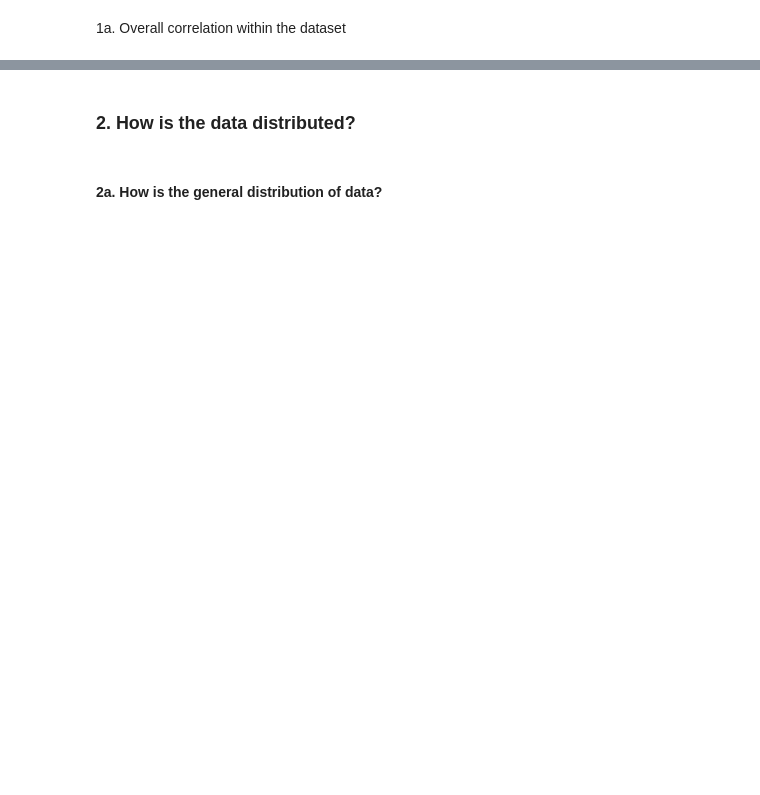
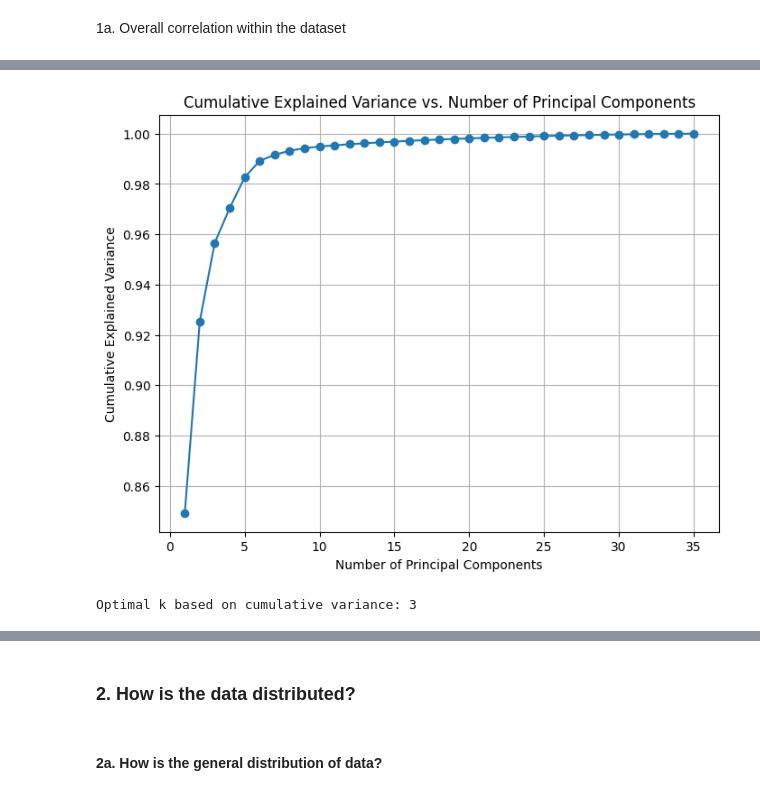
Before and after one commit to bewba/STINTSY-MP, a Jupyter notebook: STINSTY.ipynb, the cells around one changed output, grey strips where cells are left out. Cells and saved outputs as stored; diff of their text form; code cells hidden in the pictures; blank space fills up the shorter version.

```diff
--- a/STINSTY.ipynb
+++ b/STINSTY.ipynb
@@ -606,0 +682,4 @@ dtype: float64
+# %%
+covariance_matrix = np.cov(X.T)
+
+covariance_matrix
@@ -606,0 +700,24 @@ dtype: float64
+# %%
+eigenvalues, eigenvectors = np.linalg.eig(covariance_matrix)
+# %%
+sorted_indices = np.argsort(eigenvalues)[::-1]
+sorted_eigenvalues = eigenvalues[sorted_indices]
+sorted_eigenvectors = eigenvectors[:, sorted_indices]
+# %%
+explained_variance_ratio = sorted_eigenvalues / np.sum(sorted_eigenvalues)
+cumulative_variance = np.cumsum(explained_variance_ratio)
+# %%
+plt.figure(figsize=(8, 6))
+plt.plot(range(1, len(cumulative_variance) + 1), cumulative_variance, marker='o')
+plt.xlabel('Number of Principal Components')
+plt.ylabel('Cumulative Explained Variance')
+plt.title('Cumulative Explained Variance vs. Number of Principal Components')
+plt.grid(True)
+plt.show()
+# %% [output]
+[figure, added]
+# %%
+optimal_k = next(i for i, cum_var in enumerate(cumulative_variance) if cum_var >= 0.95) + 1
+print(f"Optimal k based on cumulative variance: {optimal_k}")
+# %% [output]
+Optimal k based on cumulative variance: 3
```
Also changed, not shown: parts of 24 cells of this notebook.
